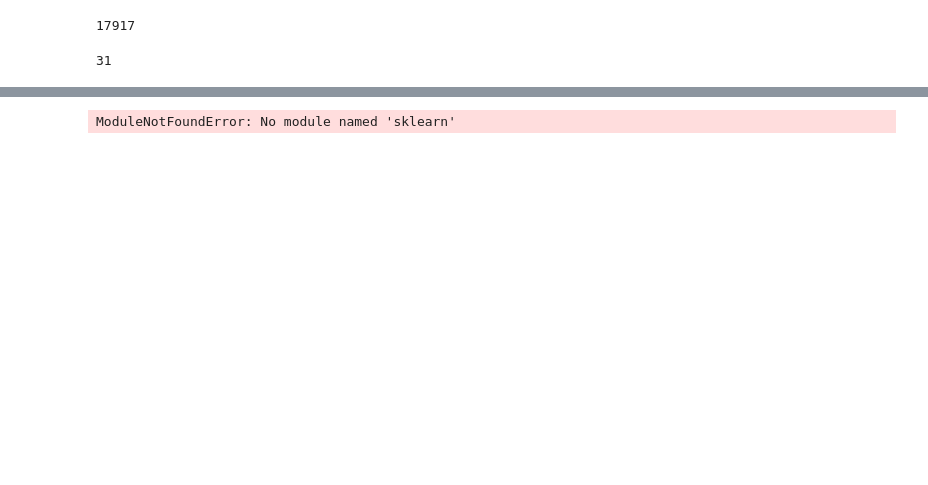
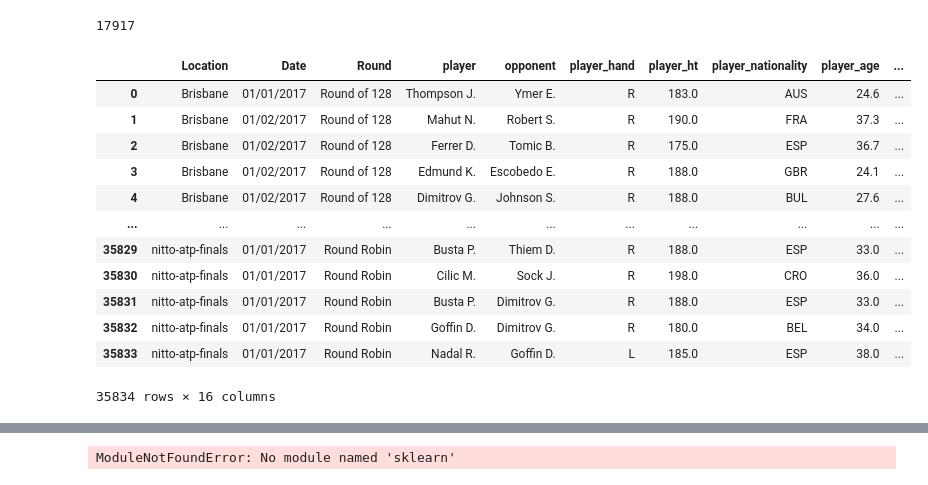
Before and after one commit to Farnaaaz/TenniMatchPrediction, a Jupyter notebook: modelling.ipynb, the cells around one changed output, grey strips where cells are left out. Saved outputs shown, nothing was run; the diff lists cells and outputs as text; code cells hidden in the pictures; blank space fills up the shorter version.

Commit message:
polished the df, getting ready to train the model

```diff
--- a/modelling.ipynb
+++ b/modelling.ipynb
@@ -117,7 +80,29 @@ df_transformed = pd.concat([df_winner, df_loser], ignore_index=True)
 df_transformed.to_csv('modeling data/df1_workable.csv', index=False)
-# %%
-print(len(df_transformed["Location"].unique()))
-df_transformed["Location"].unique()
-df_transformed.to_csv('modeling data/df1_workable.csv', index=False)
-# %% [output]
-31
+# %%
+# df_transformed = df_transformed.sample(frac=1).reset_index(drop=True)
+
+player_peak_ranking = df_transformed.groupby('player')['player_rank'].min().reset_index()
+opponent_peak_ranking = df_transformed.groupby('opponent')['opponent_rank'].min().reset_index()
+player_peak_ranking
+
+player_updated = pd.merge(df_transformed, player_peak_ranking[['player', 'player_rank']], on='player', how='left')
+opponent_updated = pd.merge(player_updated, opponent_peak_ranking[['opponent', 'opponent_rank']], on='opponent', how='left')
+df1 = opponent_updated.copy()
+df1.drop(columns=['player_rank_x', 'opponent_rank_x'], inplace=True)
+df1 = df1.rename(columns={  'player_rank_y': 'player_rank',
+                            'opponent_rank_y': 'opponent_rank'})
+df1
+# %% [output]
+|  | Location | Date | Round | player | opponent | player_hand | player_ht | player_nationality | player_age | ... |
+| 0 | Brisbane | 01/01/2017 | Round of 128 | Thompson J. | Ymer E. | R | 183.0 | AUS | 24.6 | ... |
+| 1 | Brisbane | 01/02/2017 | Round of 128 | Mahut N. | Robert S. | R | 190.0 | FRA | 37.3 | ... |
+| 2 | Brisbane | 01/02/2017 | Round of 128 | Ferrer D. | Tomic B. | R | 175.0 | ESP | 36.7 | ... |
+| 3 | Brisbane | 01/02/2017 | Round of 128 | Edmund K. | Escobedo E. | R | 188.0 | GBR | 24.1 | ... |
+| 4 | Brisbane | 01/02/2017 | Round of 128 | Dimitrov G. | Johnson S. | R | 188.0 | BUL | 27.6 | ... |
+| ... | ... | ... | ... | ... | ... | ... | ... | ... | ... | ... |
+| 35829 | nitto-atp-finals | 01/01/2017 | Round Robin | Busta P. | Thiem D. | R | 188.0 | ESP | 33.0 | ... |
+| 35830 | nitto-atp-finals | 01/01/2017 | Round Robin | Cilic M. | Sock J. | R | 198.0 | CRO | 36.0 | ... |
+| 35831 | nitto-atp-finals | 01/01/2017 | Round Robin | Busta P. | Dimitrov G. | R | 188.0 | ESP | 33.0 | ... |
+| 35832 | nitto-atp-finals | 01/01/2017 | Round Robin | Goffin D. | Dimitrov G. | R | 180.0 | BEL | 34.0 | ... |
+| 35833 | nitto-atp-finals | 01/01/2017 | Round Robin | Nadal R. | Goffin D. | L | 185.0 | ESP | 38.0 | ... |
+35834 rows × 16 columns
```
Also changed, not shown: parts of 14 cells of this notebook, 10 other files.
